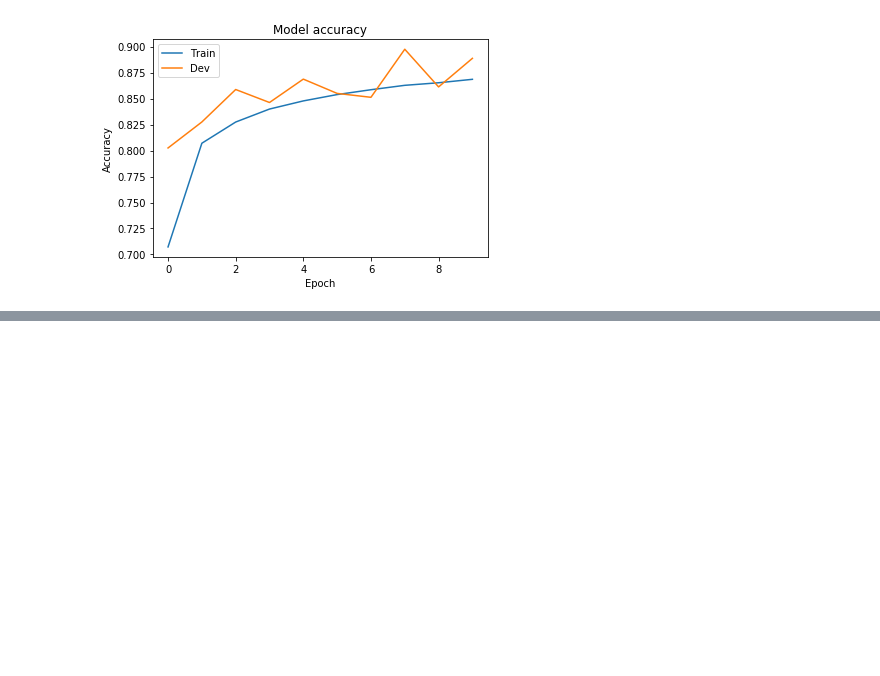
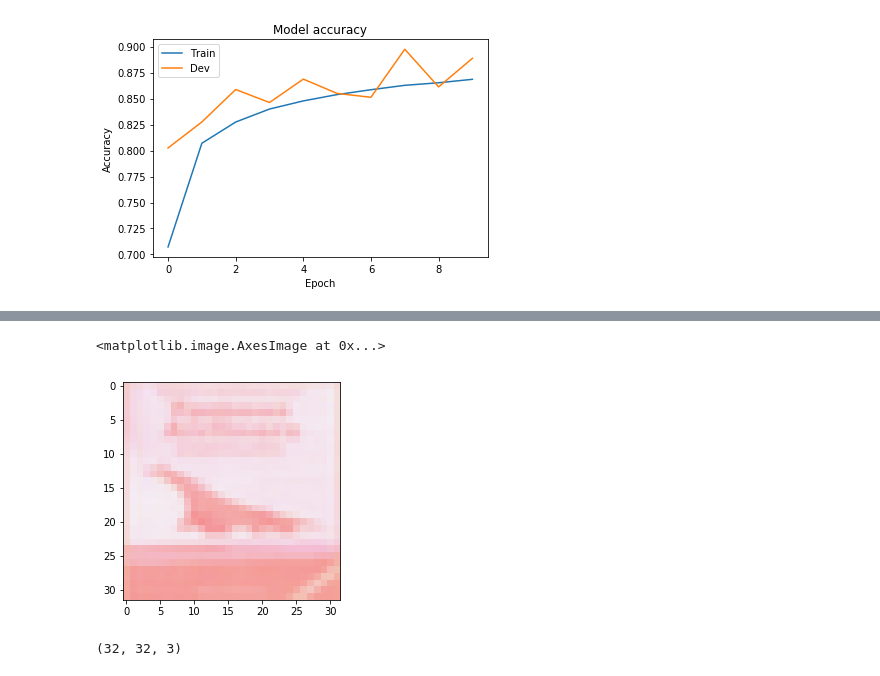
Before and after one commit to tunveyyy/cifar, a Jupyter notebook: project.ipynb, the cells around one changed output, grey strips where cells are left out. Saved outputs shown, nothing was run; the diff lists cells and outputs as text; code cells hidden in the pictures; blank space fills up the shorter version.

```diff
--- a/project.ipynb
+++ b/project.ipynb
@@ -222,0 +291,11 @@ loaded_model.evaluate_generator(datagen.flow(X_test, Y_test), steps=10)
+# %%
+# Explanation for bird
+temp, mask = explanation.get_image_and_mask(2, positive_only=False, num_features=1000, hide_rest=True)
+plt.imshow(mark_boundaries(temp/2 + 0.5, mask))
+# %% [output]
+<matplotlib.image.AxesImage at 0x...>
+[figure, added]
+# %%
+temp.shape
+# %% [output]
+(32, 32, 3)
```
Also changed, not shown: parts of 14 cells of this notebook.
